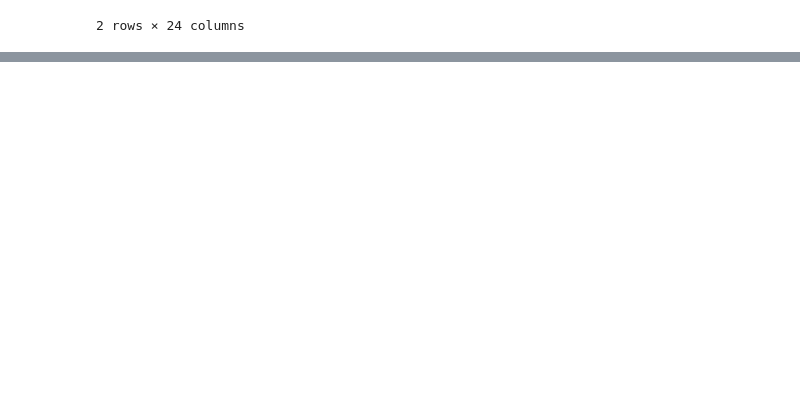
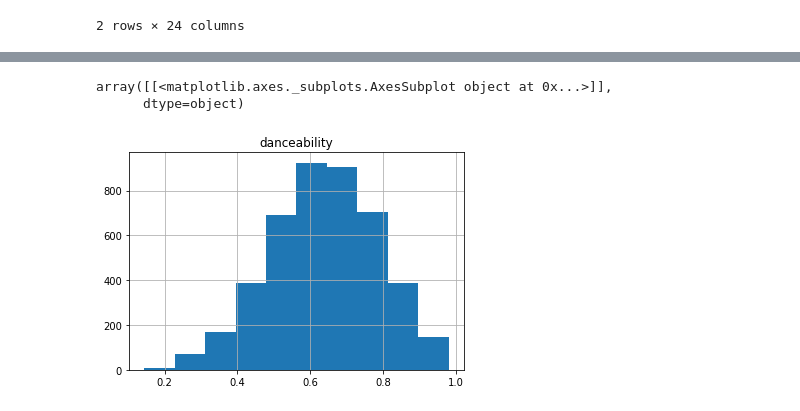
Before and after one commit to JKocher13/DataEngineering.Labs.AirflowProject, a Jupyter notebook: Python_Notebook_for_Airflow_Project.ipynb, the cells around one changed output, grey strips where cells are left out. Saved outputs shown, nothing was run; the diff lists cells and outputs as text; code cells hidden in the pictures; blank space fills up the shorter version.

```diff
--- a/Python_Notebook_for_Airflow_Project.ipynb
+++ b/Python_Notebook_for_Airflow_Project.ipynb
@@ -1348,0 +1446,6 @@ song2000s
+# %%
+top2010_df.hist(column = "danceability")
+# %% [output]
+array([[<matplotlib.axes._subplots.AxesSubplot object at 0x...>]],
+      dtype=object)
+[figure, added]
```
Also changed, not shown: parts of 18 cells of this notebook, 1 other file.
